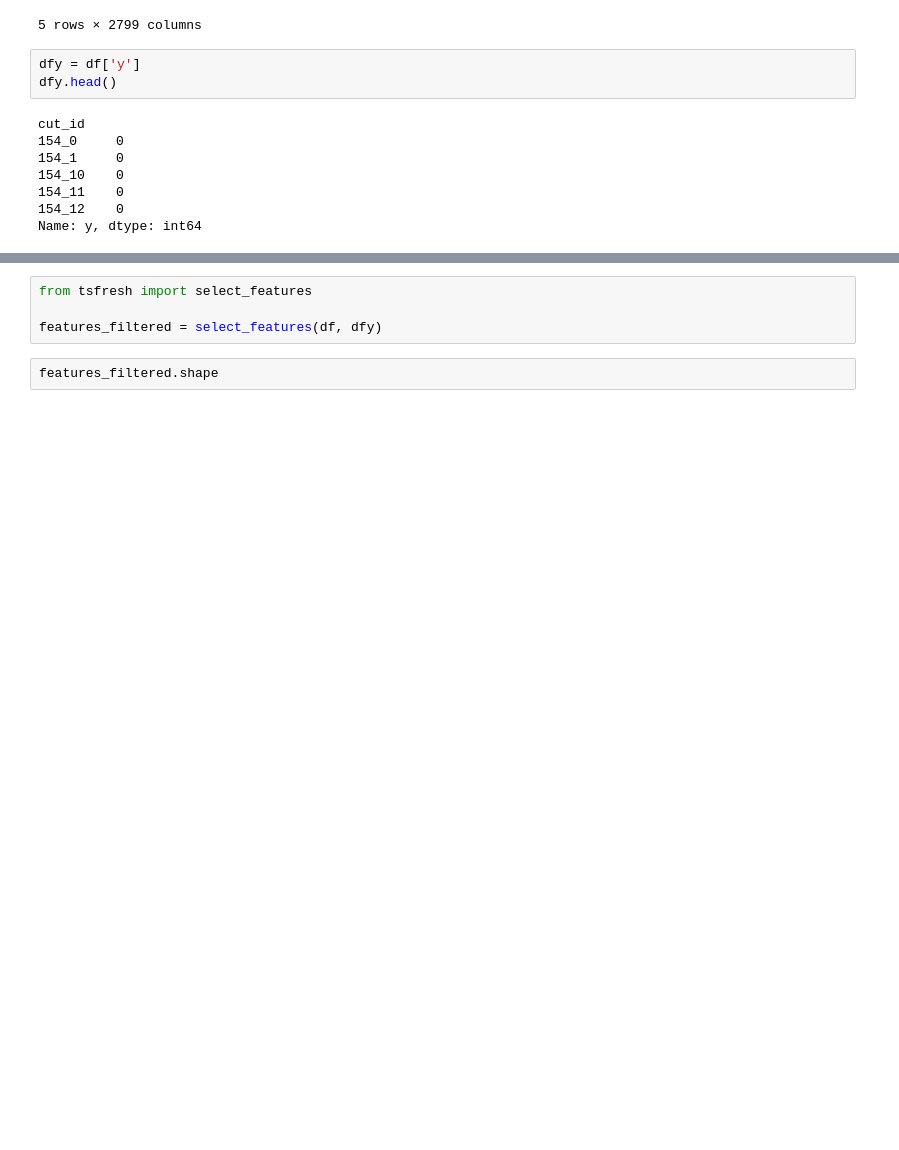
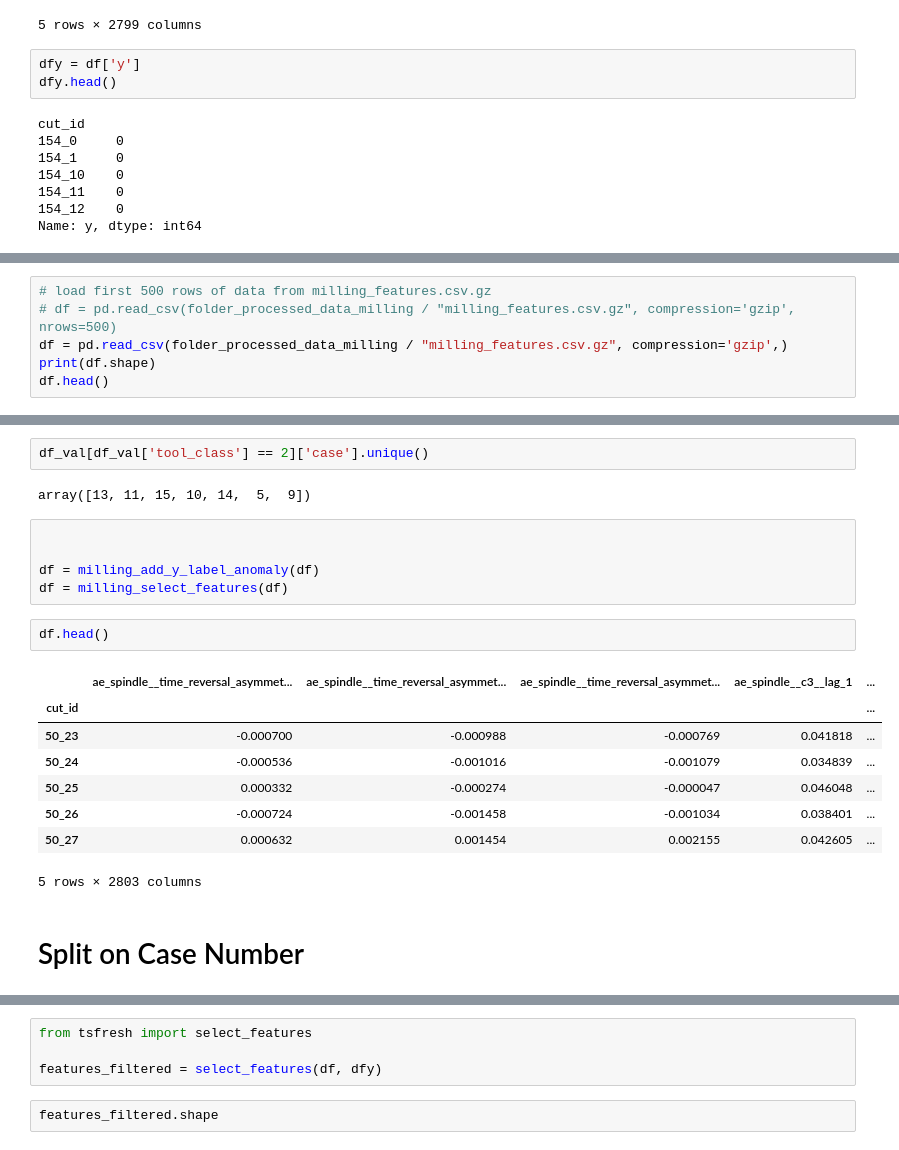
Before and after one commit to tvhahn/tspipe, a Jupyter notebook: notebooks/scratch/select_feat.ipynb, the cells around one changed output, grey strips where cells are left out. Saved outputs shown, nothing was run; the diff lists cells and outputs as text; blank space fills up the shorter version.

Commit message:
working on creating data splits

```diff
--- a/notebooks/scratch/select_feat.ipynb
+++ b/notebooks/scratch/select_feat.ipynb
@@ -114,0 +120,6 @@ Name: y, dtype: int64
+# %%
+# load first 500 rows of data from milling_features.csv.gz
+# df = pd.read_csv(folder_processed_data_milling / "milling_features.csv.gz", compression='gzip', nrows=500)
+df = pd.read_csv(folder_processed_data_milling / "milling_features.csv.gz", compression='gzip',)
+print(df.shape)
+df.head()
@@ -114,0 +156,22 @@ Name: y, dtype: int64
+# %%
+df_val[df_val['tool_class'] == 2]['case'].unique()
+# %% [output]
+array([13, 11, 15, 10, 14,  5,  9])
+# %%
+
+
+df = milling_add_y_label_anomaly(df)
+df = milling_select_features(df)
+# %%
+df.head()
+# %% [output]
+|  | ae_spindle__time_reversal_asymmet... | ae_spindle__time_reversal_asymmet... | ae_spindle__time_reversal_asymmet... | ae_spindle__c3__lag_1 | ... |
+| cut_id |  |  |  |  | ... |
+| 50_23 | -0.000700 | -0.000988 | -0.000769 | 0.041818 | ... |
+| 50_24 | -0.000536 | -0.001016 | -0.001079 | 0.034839 | ... |
+| 50_25 | 0.000332 | -0.000274 | -0.000047 | 0.046048 | ... |
+| 50_26 | -0.000724 | -0.001458 | -0.001034 | 0.038401 | ... |
+| 50_27 | 0.000632 | 0.001454 | 0.002155 | 0.042605 | ... |
+5 rows × 2803 columns
+# %% [markdown]
+# Split on Case Number
```
Also changed, not shown: parts of 16 cells of this notebook, 1 other file.
